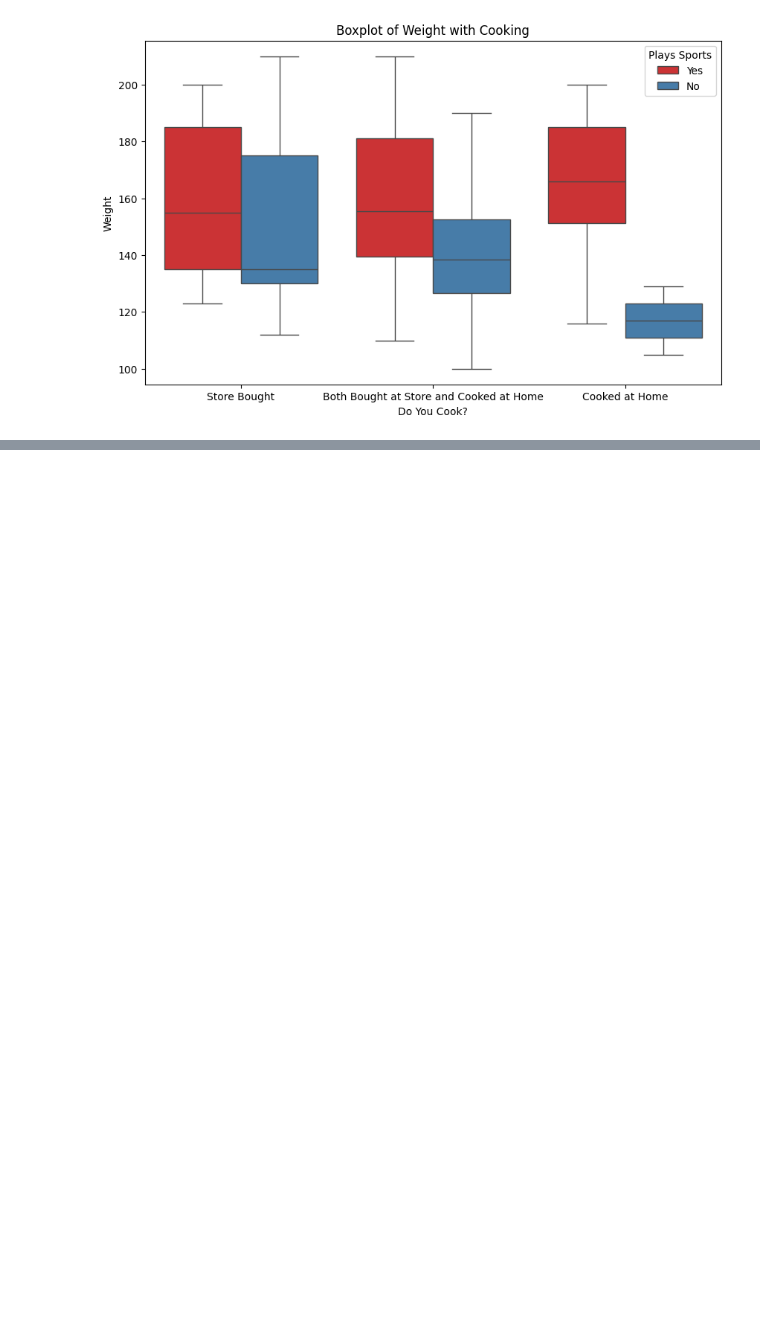
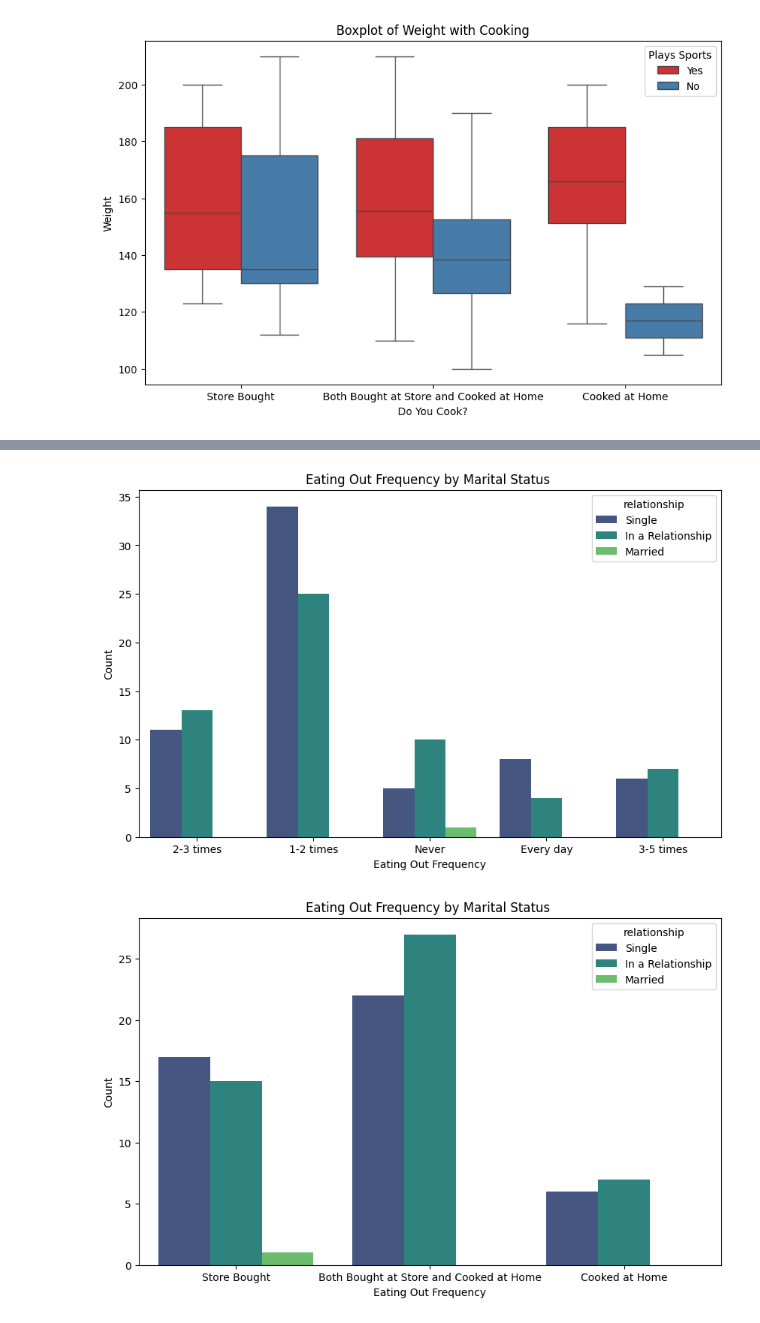
Before and after one commit to MattBlack9/stat386_project, a Jupyter notebook: jensen_code.ipynb, the cells around one changed output, grey strips where cells are left out. Saved outputs shown, nothing was run; the diff lists cells and outputs as text; code cells hidden in the pictures; blank space fills up the shorter version.

```diff
--- a/jensen_code.ipynb
+++ b/jensen_code.ipynb
@@ -299,0 +372,33 @@ plt.legend(title="Plays Sports")
+# %%
+marital_status_mapping = {
+    1: "Single",
+    2: "In a Relationship",
+    3: "Cohabiting",
+    4: "Married",
+    5: "Divorced",
+    6: "Widowed"
+}
+
+food3["relationship"] = food3["marital_status"].map(marital_status_mapping)
+
+marital_status_counts = food3["relationship"].value_counts()
+
+# Plot a bar graph using Seaborn
+plt.figure(figsize=(10, 6))
+sns.countplot(data=food3, x="eating_out_str", hue="relationship",palette='viridis')
+plt.title('Eating Out Frequency by Marital Status ')
+plt.xlabel('Eating Out Frequency')
+plt.ylabel('Count')
+plt.xticks(rotation=0)  # Keep x-axis labels horizontal for better readability
+plt.show()
+
+plt.figure(figsize=(10, 6))
+sns.countplot(data=food3, x="cooking", hue="relationship",palette='viridis')
+plt.title('Eating Out Frequency by Marital Status ')
+plt.xlabel('Eating Out Frequency')
+plt.ylabel('Count')
+plt.xticks(rotation=0)  # Keep x-axis labels horizontal for better readability
+plt.show()
+# %% [output]
+[figure, added]
+[figure, added]
```
Also changed, not shown: parts of 4 cells of this notebook, 7 other files.
